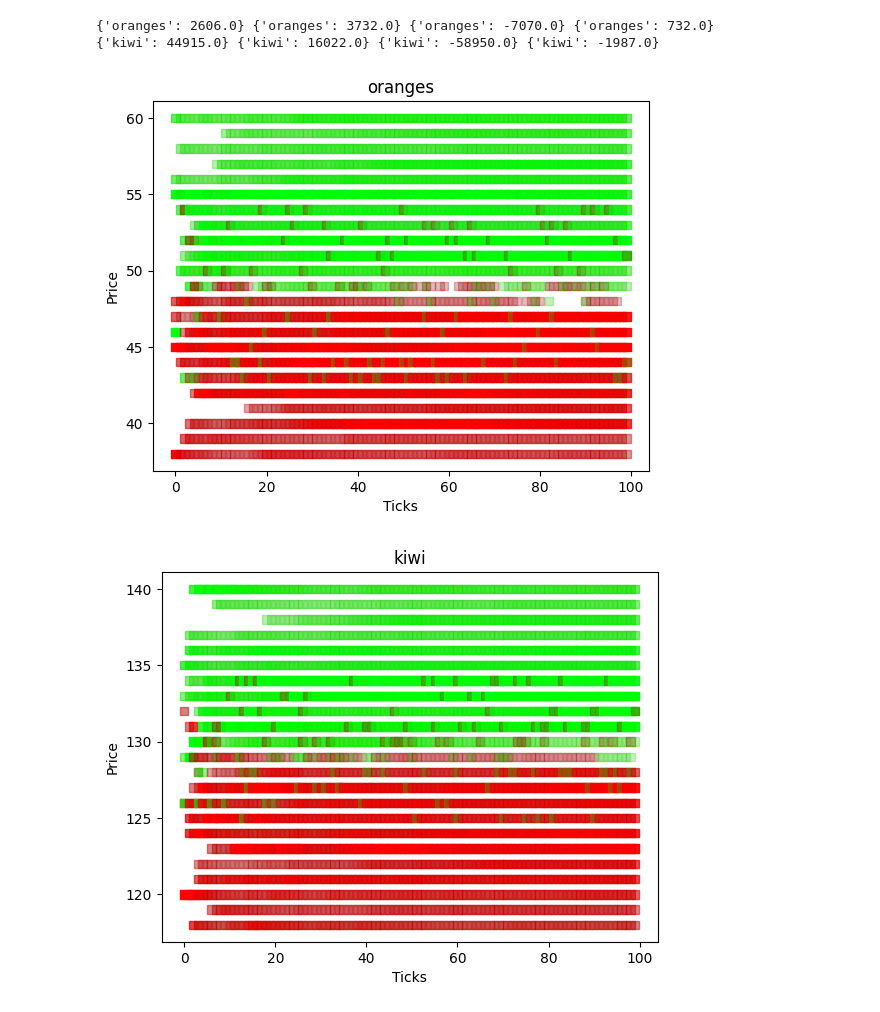
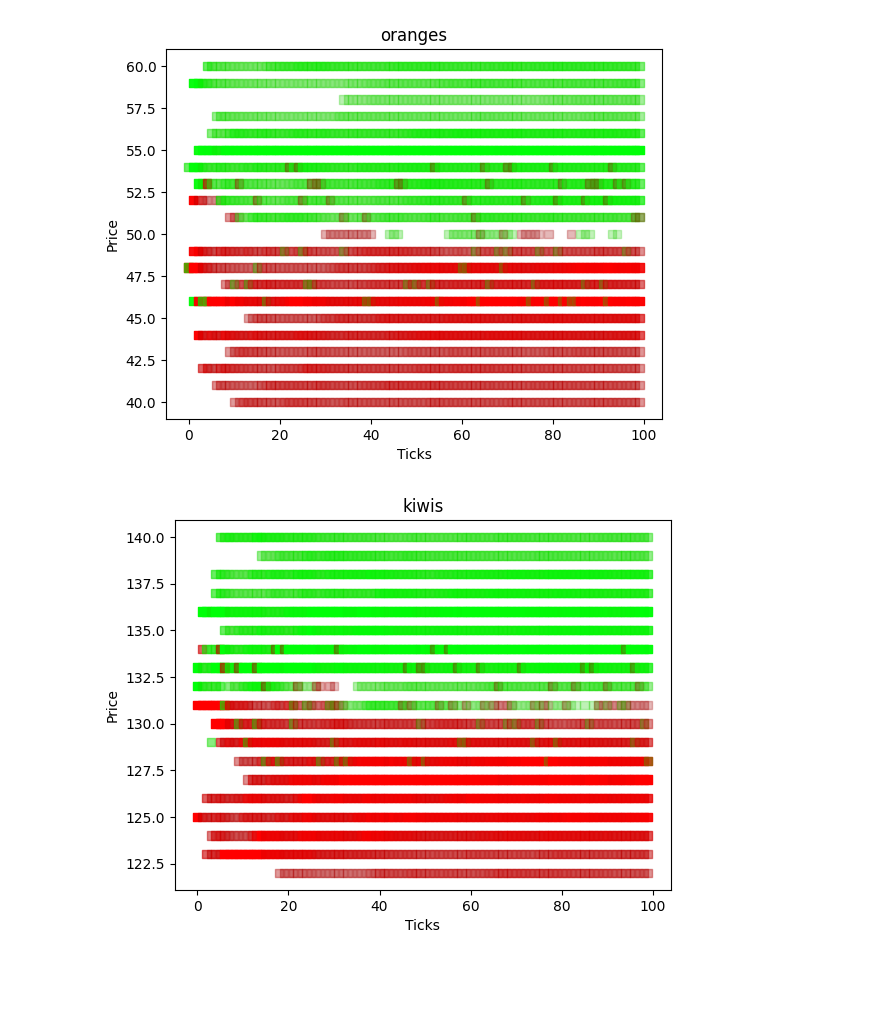
Before and after one commit to CANTSOAR/tse, a Jupyter notebook: main.ipynb, the cells around one changed output. Cells and saved outputs as stored; diff of their text form; code cells hidden in the pictures; blank space fills up the shorter version.

```diff
--- a/main.ipynb
+++ b/main.ipynb
@@ -1,28 +1,20 @@
 # %%
 from orderbook import Orderbook
 from basic_bot1 import bBot1
 
-o1 = bBot1("bot_1_oranges", 45, 55, 100, "oranges")
-o2 = bBot1("bot_2_oranges", 50, 55, 50, "oranges")
-o3 = bBot1("bot_3_oranges", 43, 47, 100, "oranges")
-o4 = bBot1("bot_4_oranges", 45, 53, 50, "oranges")
+o1 = bBot1("bot_1_oranges", 50, 55, 100, "oranges")
+o2 = bBot1("bot_2_oranges", 45, 50, 100, "oranges")
 
-k1 = bBot1("bot_1_kiwi", 127, 135, 1000, "kiwi")
-k2 = bBot1("bot_2_kiwi", 130, 132, 500, "kiwi")
-k3 = bBot1("bot_3_kiwi", 123, 129, 1000, "kiwi")
-k4 = bBot1("bot_4_kiwi", 125, 133, 500, "kiwi")
+k1 = bBot1("bot_1_kiwi", 127, 135, 1000, "kiwis")
+k2 = bBot1("bot_2_kiwi", 130, 132, 1000, "kiwis")
 
 #figure out how to make certain fields private/uneditable
 
-book = Orderbook([o1, o2, o3, o4, k1, k2, k3, k4])
+book = Orderbook([o1, o2, k1, k2])
 book.main_loop(100)
-print(o1._open_positions, o2._open_positions, o3._open_positions, o4._open_positions)
-
-print(k1._open_positions, k2._open_positions, k3._open_positions, k4._open_positions)
 
 book.visualize()
+book.animate()
 # %% [output]
-{'oranges': 2606.0} {'oranges': 3732.0} {'oranges': -7070.0} {'oranges': 732.0}
-{'kiwi': 44915.0} {'kiwi': 16022.0} {'kiwi': -58950.0} {'kiwi': -1987.0}
-[figure, old version]
+[figure, new version]
-[figure, old version]
+[figure, new version]
```
Also changed, not shown: parts of 1 cell of this notebook, 6 other files.
